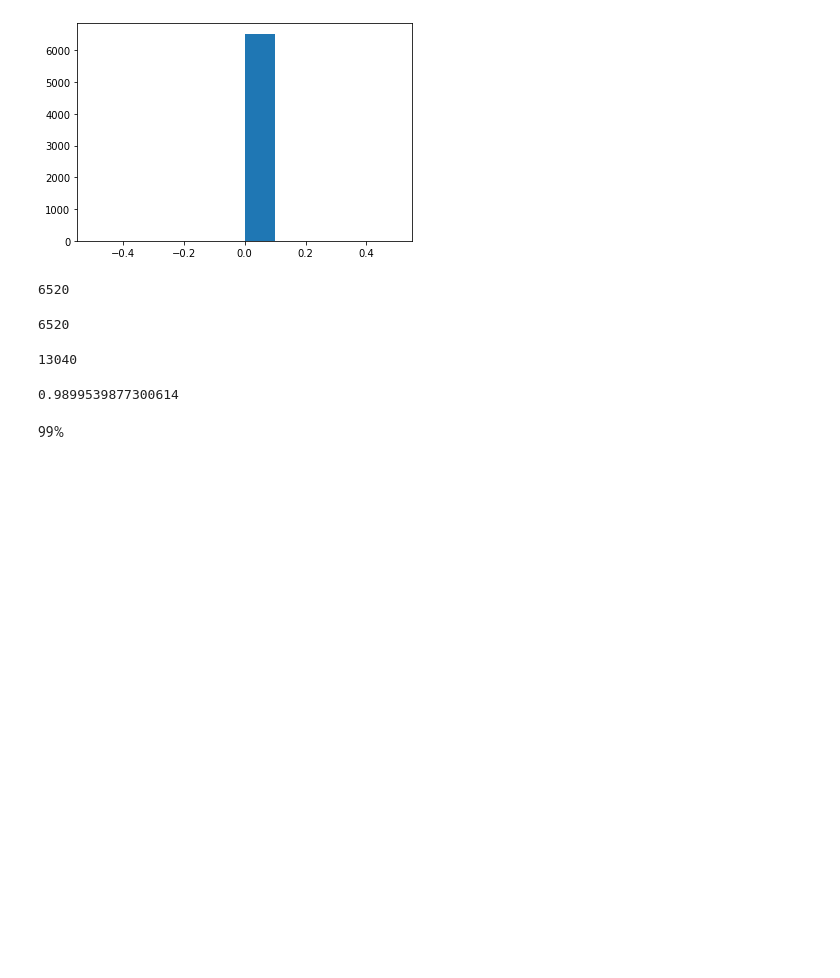
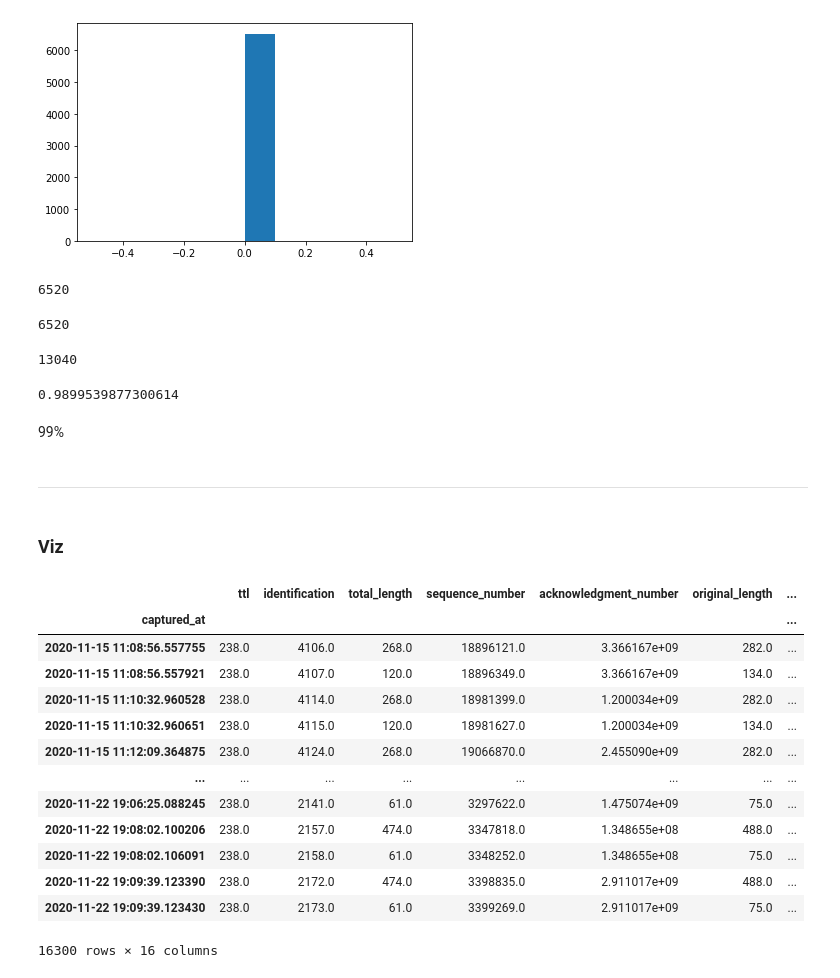
Before and after one commit to LRAbbade/IoT_anomaly_detection, a Jupyter notebook: training.ipynb, the cells around one changed output. Drawn from its saved outputs; the diff is of its cells as text; code cells hidden in the pictures; blank space fills up the shorter version.

```diff
--- a/training.ipynb
+++ b/training.ipynb
@@ -214,7 +216,7 @@ def generate_rows(num=1):
     arr = generator.predict(np.random.normal(size=(num, 100)))
     return pd.DataFrame(arr, columns=cols)
 # %%
-def de_normalize_row(df):
+def de_normalize_rows(df):
     # return values to original ranges for analysis
     for column in normalization_values:
         df[column] *= normalization_values[column]['max']
@@ -354,3 +356,25 @@ len([i for i in res if i == 0])
 0.9899539877300614
 # %% [markdown]
 99%
+# %% [markdown]
+---
+# %% [markdown]
+### Viz
+# %%
+real_test = de_normalize_row(df)
+real_test
+# %% [output]
+|  | ttl | identification | total_length | sequence_number | acknowledgment_number | original_length | ... |
+| captured_at |  |  |  |  |  |  | ... |
+| 2020-11-15 11:08:56.557755 | 238.0 | 4106.0 | 268.0 | 18896121.0 | 3.366167e+09 | 282.0 | ... |
+| 2020-11-15 11:08:56.557921 | 238.0 | 4107.0 | 120.0 | 18896349.0 | 3.366167e+09 | 134.0 | ... |
+| 2020-11-15 11:10:32.960528 | 238.0 | 4114.0 | 268.0 | 18981399.0 | 1.200034e+09 | 282.0 | ... |
+| 2020-11-15 11:10:32.960651 | 238.0 | 4115.0 | 120.0 | 18981627.0 | 1.200034e+09 | 134.0 | ... |
+| 2020-11-15 11:12:09.364875 | 238.0 | 4124.0 | 268.0 | 19066870.0 | 2.455090e+09 | 282.0 | ... |
+| ... | ... | ... | ... | ... | ... | ... | ... |
+| 2020-11-22 19:06:25.088245 | 238.0 | 2141.0 | 61.0 | 3297622.0 | 1.475074e+09 | 75.0 | ... |
+| 2020-11-22 19:08:02.100206 | 238.0 | 2157.0 | 474.0 | 3347818.0 | 1.348655e+08 | 488.0 | ... |
+| 2020-11-22 19:08:02.106091 | 238.0 | 2158.0 | 61.0 | 3348252.0 | 1.348655e+08 | 75.0 | ... |
+| 2020-11-22 19:09:39.123390 | 238.0 | 2172.0 | 474.0 | 3398835.0 | 2.911017e+09 | 488.0 | ... |
+| 2020-11-22 19:09:39.123430 | 238.0 | 2173.0 | 61.0 | 3399269.0 | 2.911017e+09 | 75.0 | ... |
+16300 rows × 16 columns
```
Also changed, not shown: parts of 7 cells of this notebook.
